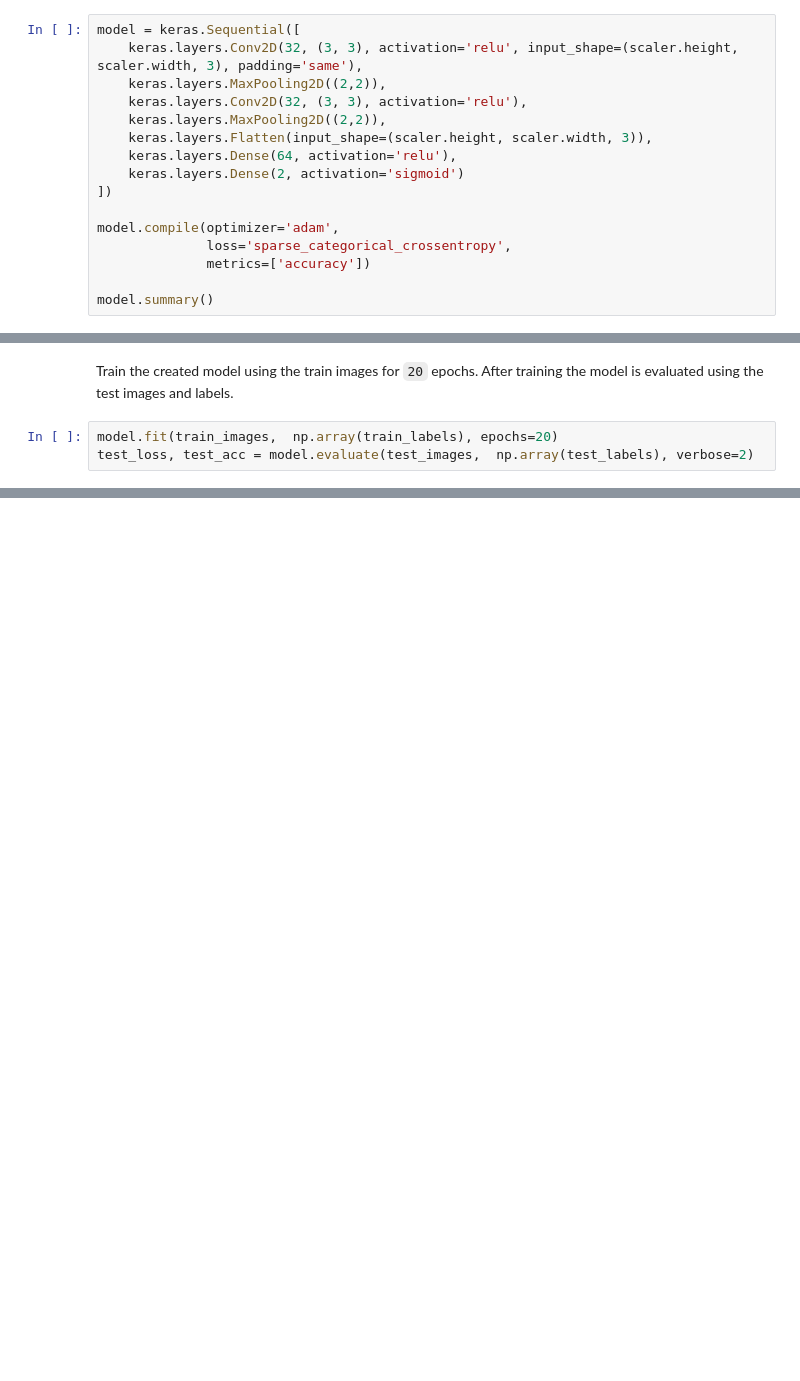
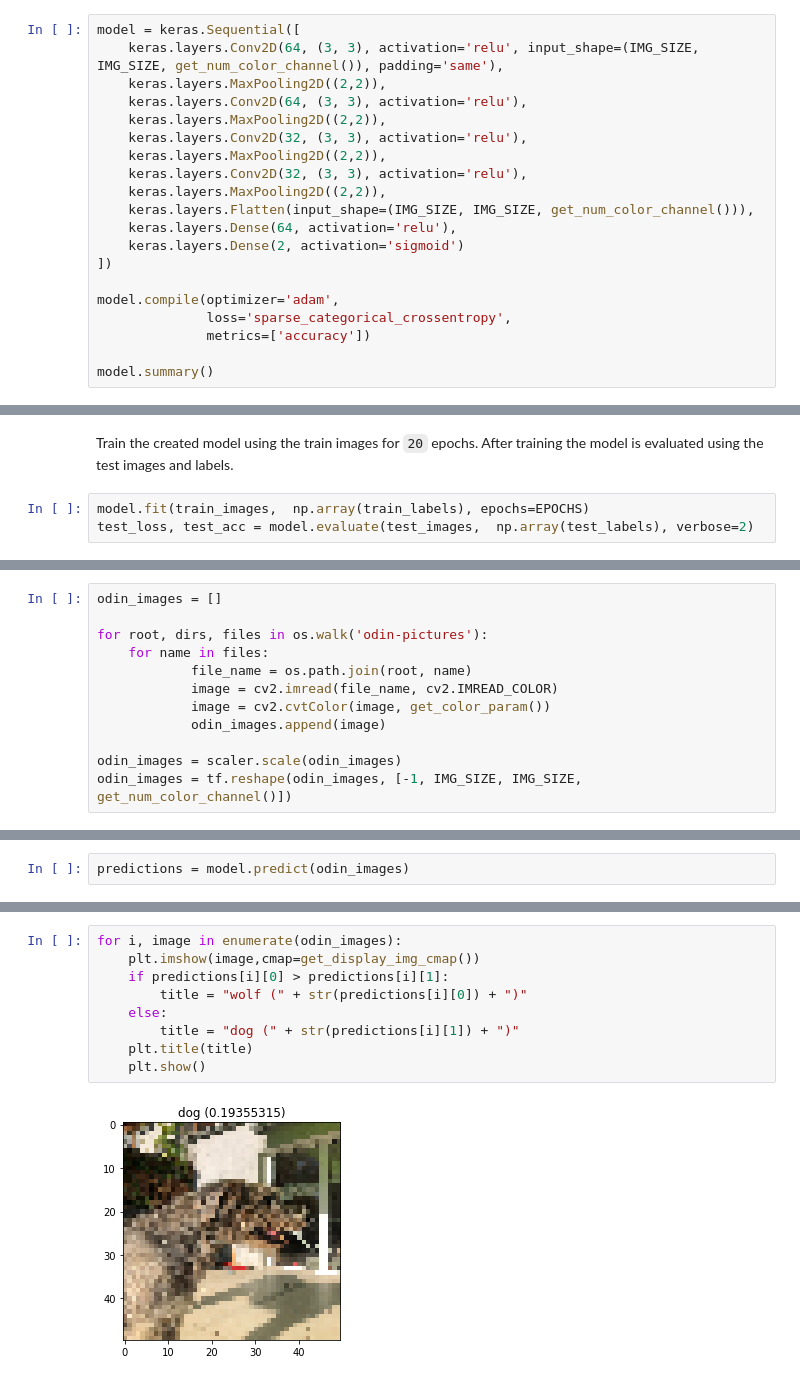
Before and after one commit to PatrikHubster/wolf-vs-wolfhound, a Jupyter notebook: wolf-vs-wolfhound.ipynb, the cells around one changed output, grey strips where cells are left out. Drawn from its saved outputs; the diff is of its cells as text; blank space fills up the shorter version.

Commit message:
added settings and odin image import

```diff
--- a/wolf-vs-wolfhound.ipynb
+++ b/wolf-vs-wolfhound.ipynb
@@ -68,11 +92,15 @@ test_images = tf.reshape(test_images, [-1, 50, 50, 3])
 Define neural network structure and compile it.
 # %%
 model = keras.Sequential([
-    keras.layers.Conv2D(32, (3, 3), activation='relu', input_shape=(scaler.height, scaler.width, 3), padding='same'),
+    keras.layers.Conv2D(64, (3, 3), activation='relu', input_shape=(IMG_SIZE, IMG_SIZE, get_num_color_channel()), padding='same'),
+    keras.layers.MaxPooling2D((2,2)),
+    keras.layers.Conv2D(64, (3, 3), activation='relu'),
     keras.layers.MaxPooling2D((2,2)),
     keras.layers.Conv2D(32, (3, 3), activation='relu'),
     keras.layers.MaxPooling2D((2,2)),
-    keras.layers.Flatten(input_shape=(scaler.height, scaler.width, 3)),
+    keras.layers.Conv2D(32, (3, 3), activation='relu'),
+    keras.layers.MaxPooling2D((2,2)),
+    keras.layers.Flatten(input_shape=(IMG_SIZE, IMG_SIZE, get_num_color_channel())),
     keras.layers.Dense(64, activation='relu'),
     keras.layers.Dense(2, activation='sigmoid')
 ])
@@ -104,6 +132,6 @@ _________________________________________________________________
 Train the created model using the train images for `20` epochs.
 After training the model is evaluated using the test images and labels.
 # %%
-model.fit(train_images,  np.array(train_labels), epochs=20)
+model.fit(train_images,  np.array(train_labels), epochs=EPOCHS)
 test_loss, test_acc = model.evaluate(test_images,  np.array(test_labels), verbose=2)
 # %% [output]
@@ -144,0 +157,12 @@ wolf= 2.997094e-07
+# %%
+odin_images = []
+
+for root, dirs, files in os.walk('odin-pictures'):
+    for name in files:
+            file_name = os.path.join(root, name)
+            image = cv2.imread(file_name, cv2.IMREAD_COLOR)
+            image = cv2.cvtColor(image, get_color_param())
+            odin_images.append(image)
+
+odin_images = scaler.scale(odin_images)
+odin_images = tf.reshape(odin_images, [-1, IMG_SIZE, IMG_SIZE, get_num_color_channel()])
@@ -144,0 +172,2 @@ wolf= 2.997094e-07
+# %%
+predictions = model.predict(odin_images)
@@ -144,0 +176,11 @@ wolf= 2.997094e-07
+# %%
+for i, image in enumerate(odin_images):
+    plt.imshow(image,cmap=get_display_img_cmap())
+    if predictions[i][0] > predictions[i][1]:
+        title = "wolf (" + str(predictions[i][0]) + ")"
+    else:
+        title = "dog (" + str(predictions[i][1]) + ")"
+    plt.title(title)
+    plt.show()
+# %% [output]
+[figure, added]
```
Also changed, not shown: parts of 13 cells of this notebook.
